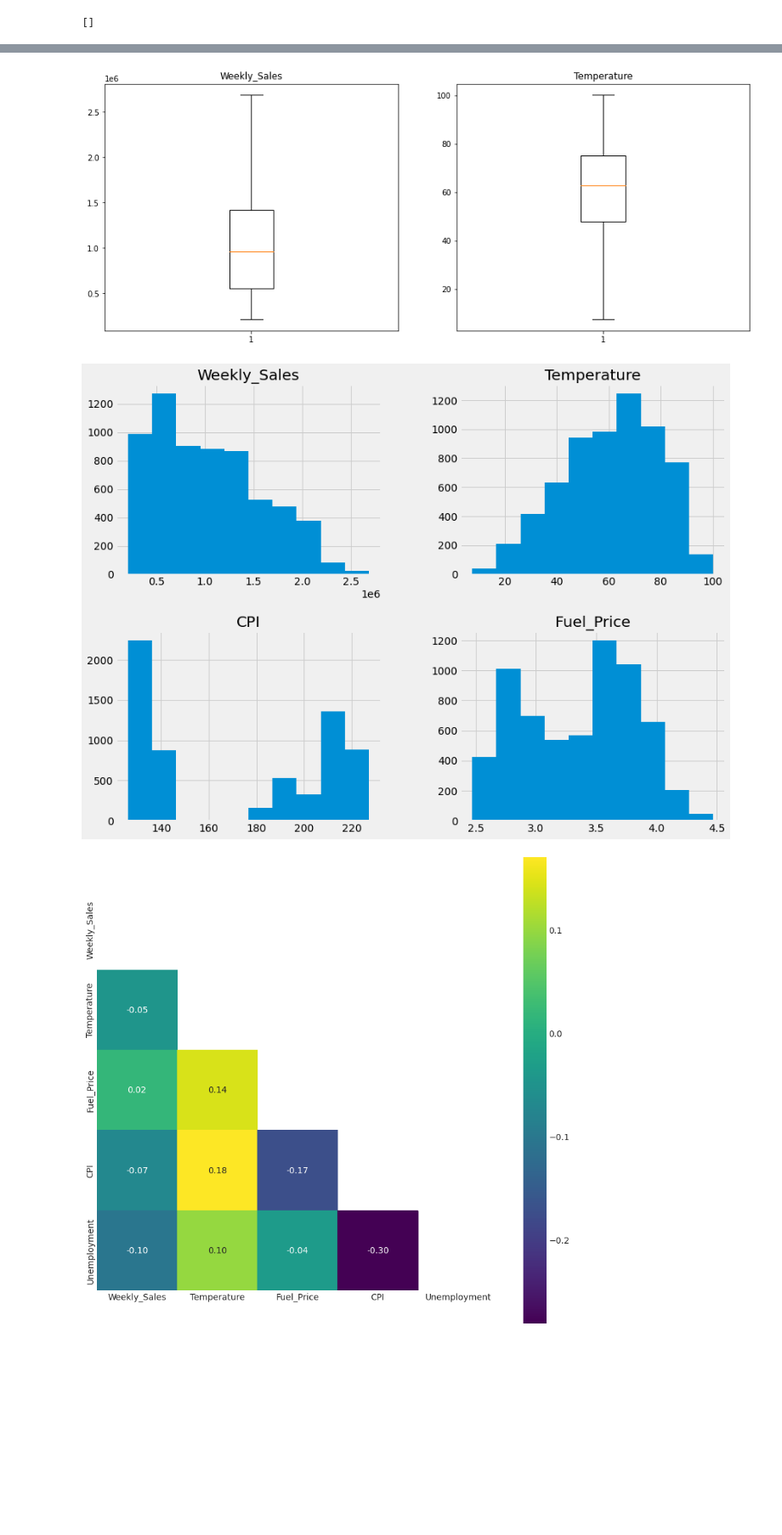
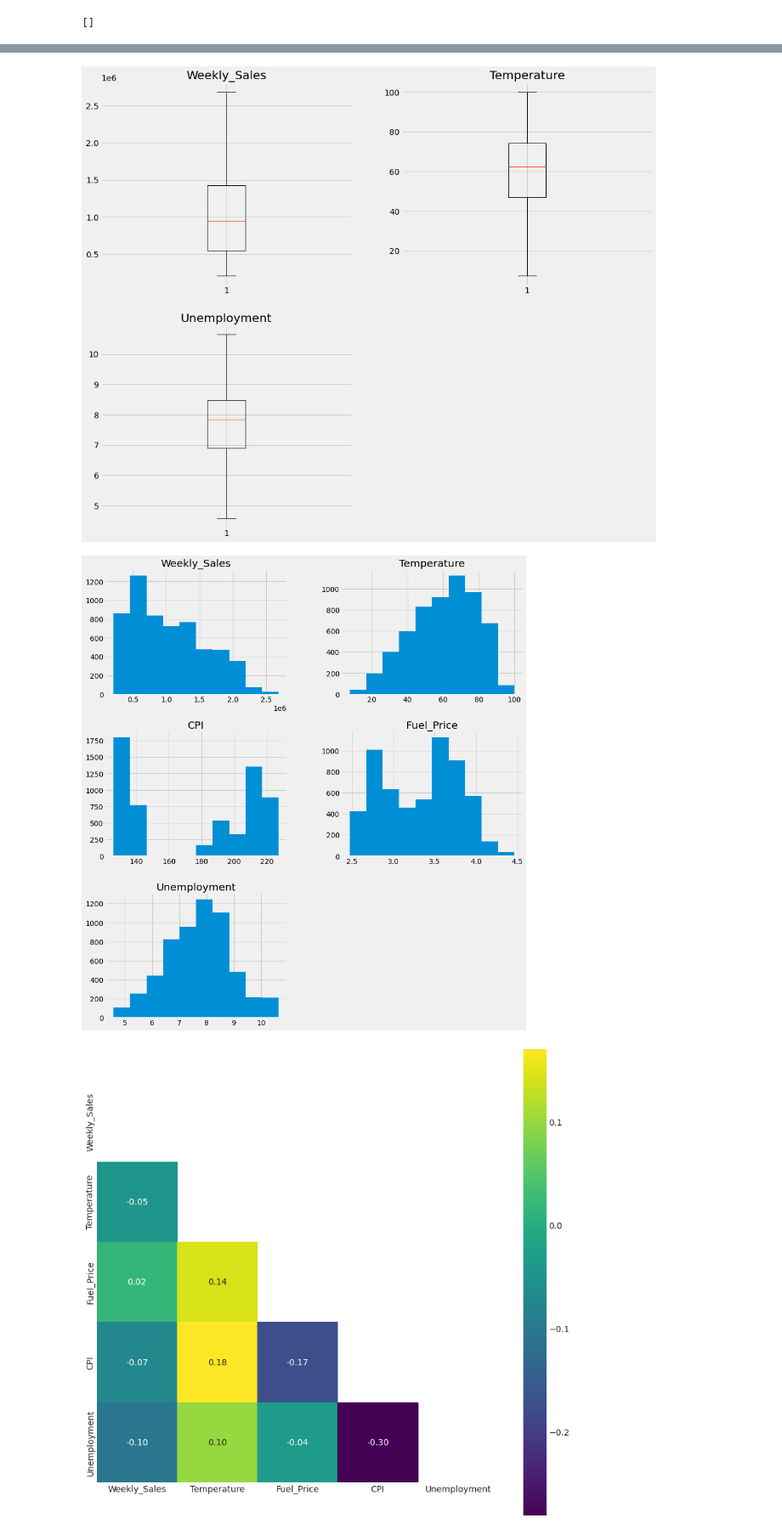
Before and after one commit to abakashi/dnc_deliverable2_walmart, a Jupyter notebook: Deliverable__2_mc_g1.ipynb, the cells around one changed output, grey strips where cells are left out. Shown: that part at 85% size. Cells and saved outputs as stored; diff of their text form; code cells hidden in the pictures; blank space fills up the shorter version.

```diff
--- a/Deliverable__2_mc_g1.ipynb
+++ b/Deliverable__2_mc_g1.ipynb
@@ -121,31 +127,40 @@ plt.show()
 # %%
 #Removendo Outliers de temperatura e vendas semanais
 ds_no_out = dataset.loc[(dataset['Weekly_Sales'] < inner_fences(dataset,
 'Weekly_Sales')[1])].loc[(dataset['Temperature'] > inner_fences(dataset,
-'Temperature')[0])]
+'Temperature')[0])].loc[(dataset['Unemployment'] >= inner_fences(dataset,
+'Unemployment')[0]) & (dataset['Unemployment'] <= inner_fences(dataset,
+'Unemployment')[1])]
+
+ds_no_out = ds_no_out.loc[(ds_no_out['Unemployment'] >= inner_fences(ds_no_out,
+'Unemployment')[0]) & (ds_no_out['Unemployment'] <= inner_fences(ds_no_out,
+'Unemployment')[1])]
 
 fig, ax = plt.subplots(2,2, figsize=(15,13))
 
 ax[0,0].boxplot(ds_no_out.Weekly_Sales)
 ax[0,0].set_title(ds_no_out['Weekly_Sales'].name)
 
 ax[0,1].boxplot(ds_no_out.Temperature)
 ax[0,1].set_title(ds_no_out['Temperature'].name)
 
-ax[1,0].set_visible(False)
+ax[1,0].boxplot(ds_no_out.Unemployment)
+ax[1,0].set_title(ds_no_out['Unemployment'].name)
+
 ax[1,1].set_visible(False)
 
 plt.show()
 # %% [output]
-[figure, old version]
+[figure, new version]
 # %%
 #Visualizando variáveis quantitativas.
 plt.style.use('fivethirtyeight')
-ds_no_out.hist(column=['Weekly_Sales', 'Temperature', 'CPI', 'Fuel_Price'],
-figsize=(13,10))
+ds_no_out.hist(column=['Weekly_Sales', 'Temperature', 'CPI', 'Fuel_Price',
+                       'Unemployment'],
+figsize=(13,15))
 plt.show()
 # %% [output]
-[figure, old version]
+[figure, new version]
 # %%
 #checagem da matriz de correlação.
 
```
Also changed, not shown: parts of 2 cells of this notebook.
